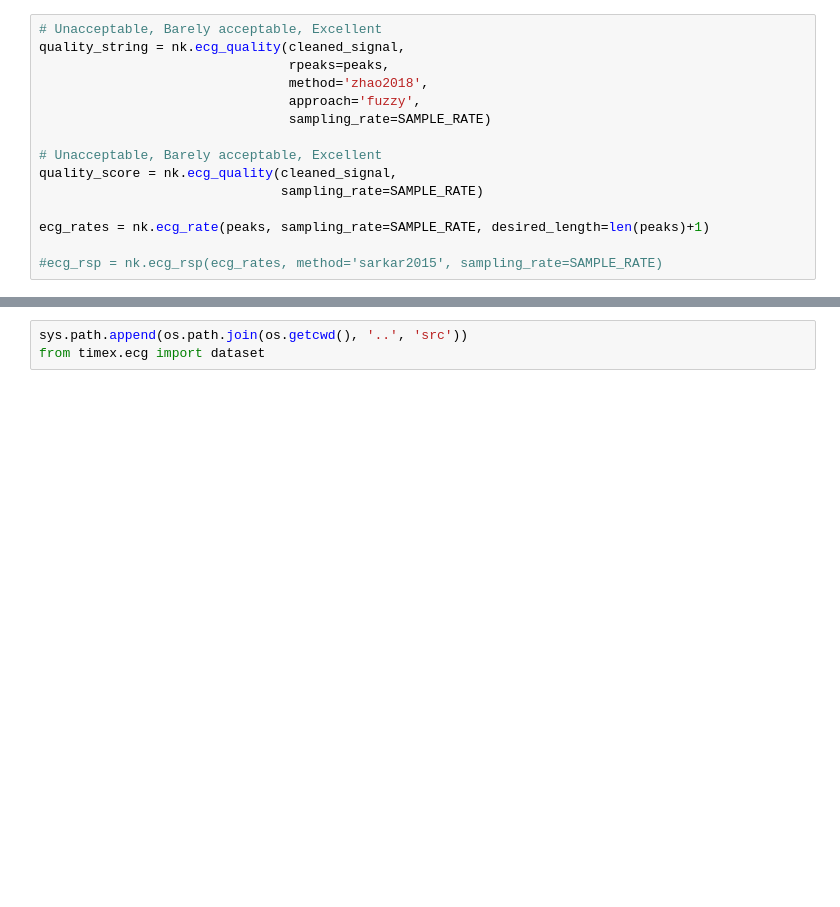
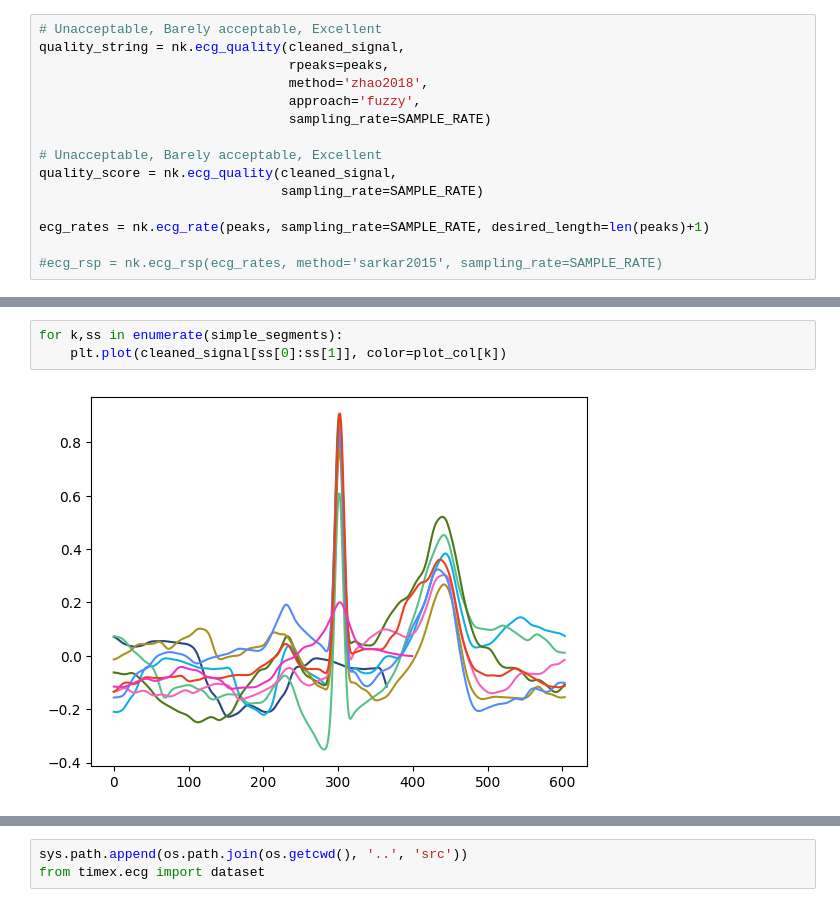
Before and after one commit to bramiozo/TimEx, a Jupyter notebook: sandbox/ECG_medxai.ipynb, the cells around one changed output, grey strips where cells are left out. Drawn from its saved outputs; the diff is of its cells as text; blank space fills up the shorter version.

```diff
--- a/sandbox/ECG_medxai.ipynb
+++ b/sandbox/ECG_medxai.ipynb
@@ -272,0 +282,5 @@ ecg_segmentation.keys()
+# %%
+for k,ss in enumerate(simple_segments):
+    plt.plot(cleaned_signal[ss[0]:ss[1]], color=plot_col[k])
+# %% [output]
+[figure, added]
```
Also changed, not shown: parts of 40 cells of this notebook, 2 other files.
